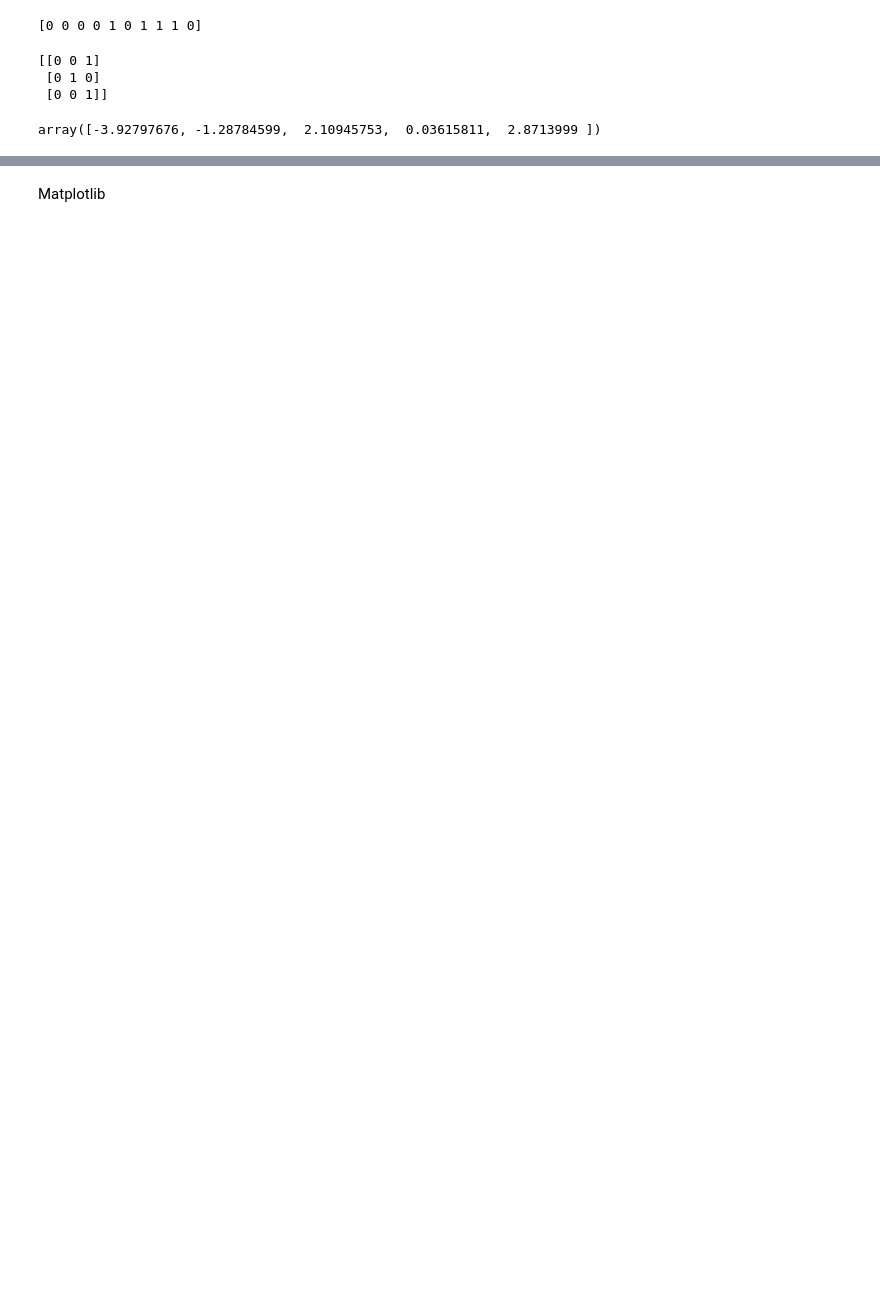
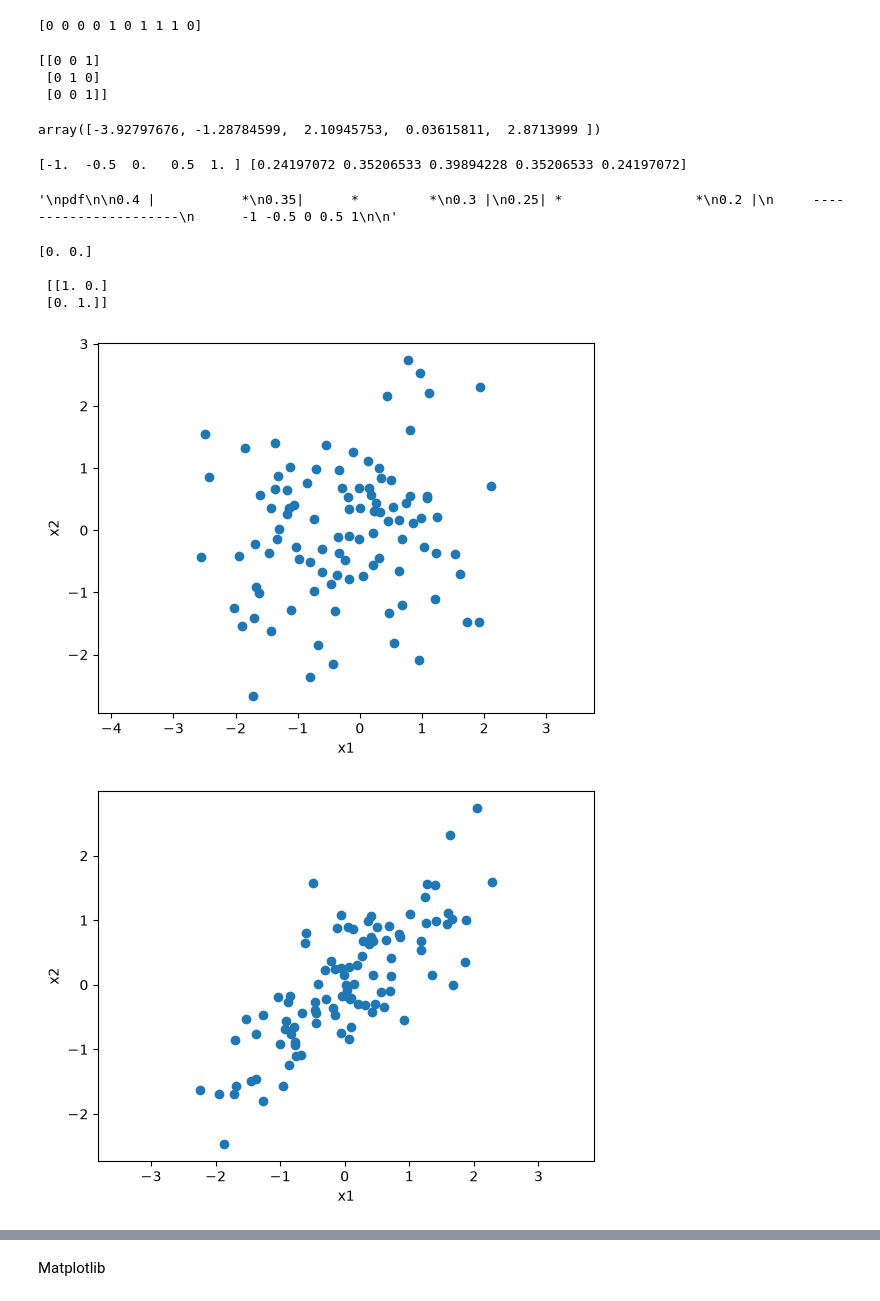
Before and after one commit to saxondanielle/2027_02_28_APA2627, a Jupyter notebook: practicas/1/practica1.ipynb, the cells around one changed output, grey strips where cells are left out. Drawn from its saved outputs; the diff is of its cells as text; code cells hidden in the pictures; blank space fills up the shorter version.

```diff
--- a/practicas/1/practica1.ipynb
+++ b/practicas/1/practica1.ipynb
@@ -78,0 +87,58 @@ array([-3.92797676, -1.28784599,  2.10945753,  0.03615811,  2.8713999 ])
+# %%
+# pdf = array 1d con la pdf de una normal 1d estándar en Y
+pdf = stats.norm(0, 1).pdf(Y) #probability density function
+print(Y, pdf)
+
+'''
+pdf
+
+0.4 |           *
+0.35|      *         *
+0.3 |
+0.25| *                 *
+0.2 |
+     ----------------------
+      -1 -0.5 0 0.5 1
+
+'''
+# %% [output]
+[-1.  -0.5  0.   0.5  1. ] [0.24197072 0.35206533 0.39894228 0.35206533 0.24197072]
+'\npdf\n\n0.4 |           *\n0.35|      *         *\n0.3 |\n0.25| *                 *\n0.2 |\n     ----------------------\n      -1 -0.5 0 0.5 1\n\n'
+# %%
+# Y = rejilla 2d de 3**2 puntos en [-1, 1]**2
+
+m = np.zeros(2)
+print(m) #se centra el dist sobre 0
+
+S = np.eye(2) #crea una matriz de covarianza que es la identidad
+S1 = np.array([[1,0.8],
+              [0.8,1]]) #una matriz on mucha covarianza
+
+#S = I means that the vars arent related at all becuase covariance is measured on the off diagonals
+print('\n',S)
+
+Y = stats.multivariate_normal(m, S).rvs(100) #genera 3 muestras con ese covarianza y media
+Y
+
+Y1 = stats.multivariate_normal(m, S1).rvs(100) #genera 3 muestras con ese covarianza y media
+Y1
+import numpy as np
+import matplotlib.pyplot as plt
+plt.scatter(Y[:,0], Y[:,1])
+plt.xlabel("x1")
+plt.ylabel("x2")
+plt.axis("equal")
+plt.show()
+
+plt.scatter(Y1[:,0], Y1[:,1])
+plt.xlabel("x1")
+plt.ylabel("x2")
+plt.axis("equal")
+plt.show()
+# %% [output]
+[0. 0.]
+
+ [[1. 0.]
+ [0. 1.]]
+[figure, added]
+[figure, added]
```
Also changed, not shown: parts of 8 cells of this notebook.
